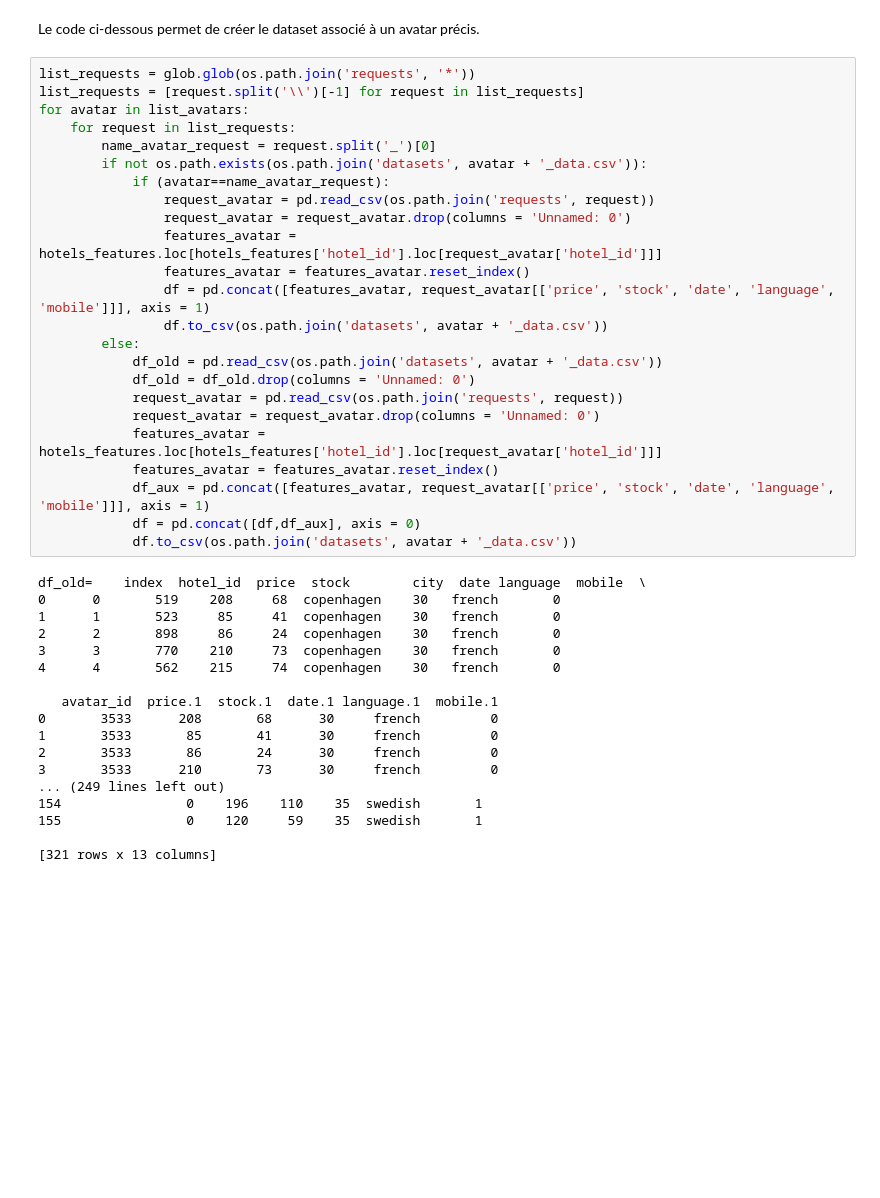
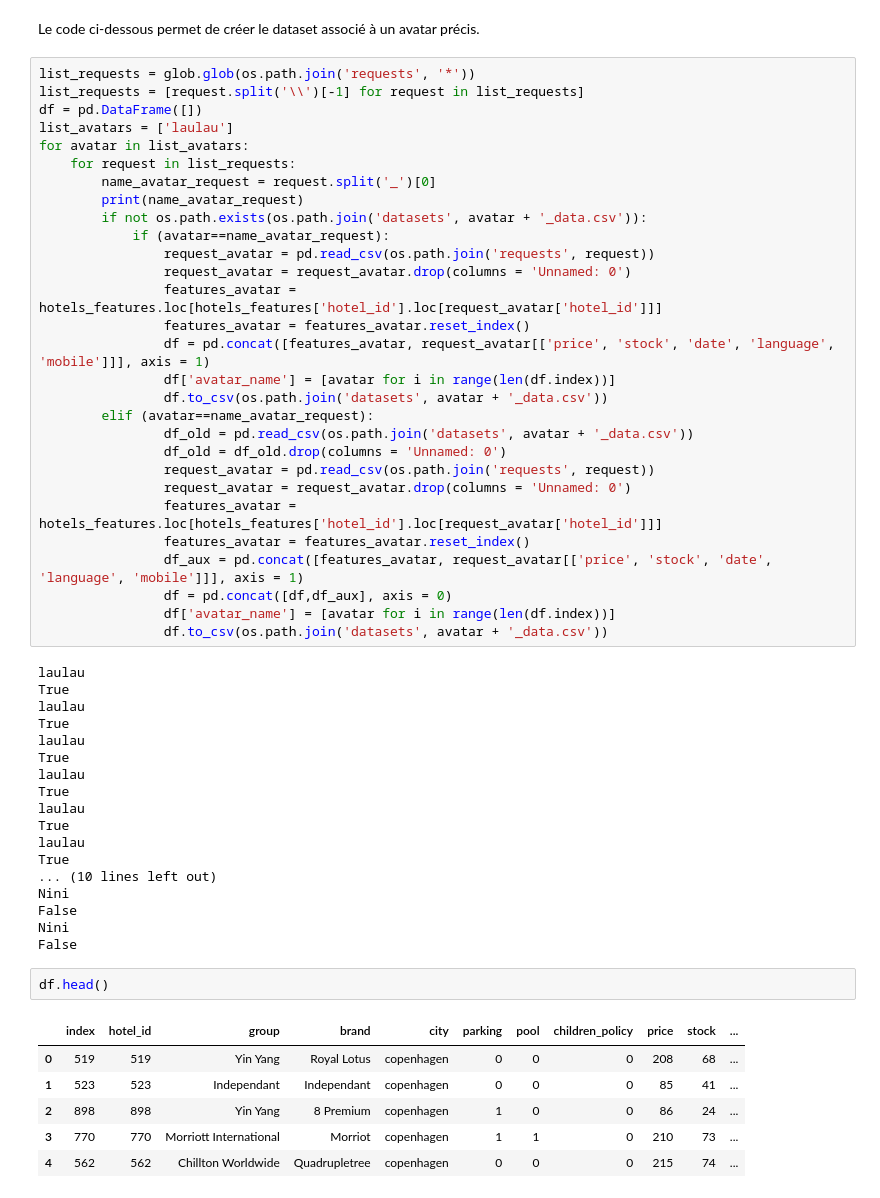
Before and after one commit to njulia1/Defi-IA-2023, a Jupyter notebook: defi_ia.ipynb, the cells around one changed output. Drawn from its saved outputs; the diff is of its cells as text; blank space fills up the shorter version.

Commit message:
add code for automatic requests

```diff
--- a/defi_ia.ipynb
+++ b/defi_ia.ipynb
@@ -76,9 +152,12 @@ Le code ci-dessous permet de créer le dataset associé à un avatar précis.
 # %%
 list_requests = glob.glob(os.path.join('requests', '*'))
 list_requests = [request.split('\\')[-1] for request in list_requests]
+df = pd.DataFrame([])
+list_avatars = ['laulau']
 for avatar in list_avatars:
     for request in list_requests:
         name_avatar_request = request.split('_')[0]
+        print(name_avatar_request)
         if not os.path.exists(os.path.join('datasets', avatar + '_data.csv')):
             if (avatar==name_avatar_request):
                 request_avatar = pd.read_csv(os.path.join('requests', request))
@@ -86,32 +165,43 @@ for avatar in list_avatars:
                 features_avatar = hotels_features.loc[hotels_features['hotel_id'].loc[request_avatar['hotel_id']]]
                 features_avatar = features_avatar.reset_index()
                 df = pd.concat([features_avatar, request_avatar[['price', 'stock', 'date', 'language', 'mobile']]], axis = 1)
+                df['avatar_name'] = [avatar for i in range(len(df.index))]
                 df.to_csv(os.path.join('datasets', avatar + '_data.csv'))
-        else:
-            df_old = pd.read_csv(os.path.join('datasets', avatar + '_data.csv'))
-            df_old = df_old.drop(columns = 'Unnamed: 0')
-            request_avatar = pd.read_csv(os.path.join('requests', request))
-            request_avatar = request_avatar.drop(columns = 'Unnamed: 0')
-            features_avatar = hotels_features.loc[hotels_features['hotel_id'].loc[request_avatar['hotel_id']]]
-            features_avatar = features_avatar.reset_index()
-            df_aux = pd.concat([features_avatar, request_avatar[['price', 'stock', 'date', 'language', 'mobile']]], axis = 1)
-            df = pd.concat([df,df_aux], axis = 0)
-            df.to_csv(os.path.join('datasets', avatar + '_data.csv'))
+        elif (avatar==name_avatar_request):
+                df_old = pd.read_csv(os.path.join('datasets', avatar + '_data.csv'))
+                df_old = df_old.drop(columns = 'Unnamed: 0')
+                request_avatar = pd.read_csv(os.path.join('requests', request))
+                request_avatar = request_avatar.drop(columns = 'Unnamed: 0')
+                features_avatar = hotels_features.loc[hotels_features['hotel_id'].loc[request_avatar['hotel_id']]]
+                features_avatar = features_avatar.reset_index()
+                df_aux = pd.concat([features_avatar, request_avatar[['price', 'stock', 'date', 'language', 'mobile']]], axis = 1)
+                df = pd.concat([df,df_aux], axis = 0)
+                df['avatar_name'] = [avatar for i in range(len(df.index))]
+                df.to_csv(os.path.join('datasets', avatar + '_data.csv'))
 # %% [output]
-df_old=    index  hotel_id  price  stock        city  date language  mobile  \
-0      0       519    208     68  copenhagen    30   french       0
-1      1       523     85     41  copenhagen    30   french       0
-2      2       898     86     24  copenhagen    30   french       0
-3      3       770    210     73  copenhagen    30   french       0
-4      4       562    215     74  copenhagen    30   french       0
-
-   avatar_id  price.1  stock.1  date.1 language.1  mobile.1
-0       3533      208       68      30     french         0
-1       3533       85       41      30     french         0
-2       3533       86       24      30     french         0
-3       3533      210       73      30     french         0
-... (249 lines left out)
-154                0    196    110    35  swedish       1
-155                0    120     59    35  swedish       1
-
-[321 rows x 13 columns]
+laulau
+True
+laulau
+True
+laulau
+True
+laulau
+True
+laulau
+True
+laulau
+True
+... (10 lines left out)
+Nini
+False
+Nini
+False
+# %%
+df.head()
+# %% [output]
+|  | index | hotel_id | group | brand | city | parking | pool | children_policy | price | stock | ... |
+| 0 | 519 | 519 | Yin Yang | Royal Lotus | copenhagen | 0 | 0 | 0 | 208 | 68 | ... |
+| 1 | 523 | 523 | Independant | Independant | copenhagen | 0 | 0 | 0 | 85 | 41 | ... |
+| 2 | 898 | 898 | Yin Yang | 8 Premium | copenhagen | 1 | 0 | 0 | 86 | 24 | ... |
+| 3 | 770 | 770 | Morriott International | Morriot | copenhagen | 1 | 1 | 0 | 210 | 73 | ... |
+| 4 | 562 | 562 | Chillton Worldwide | Quadrupletree | copenhagen | 0 | 0 | 0 | 215 | 74 | ... |
```
Also changed, not shown: parts of 9 cells of this notebook, 15 other files.
